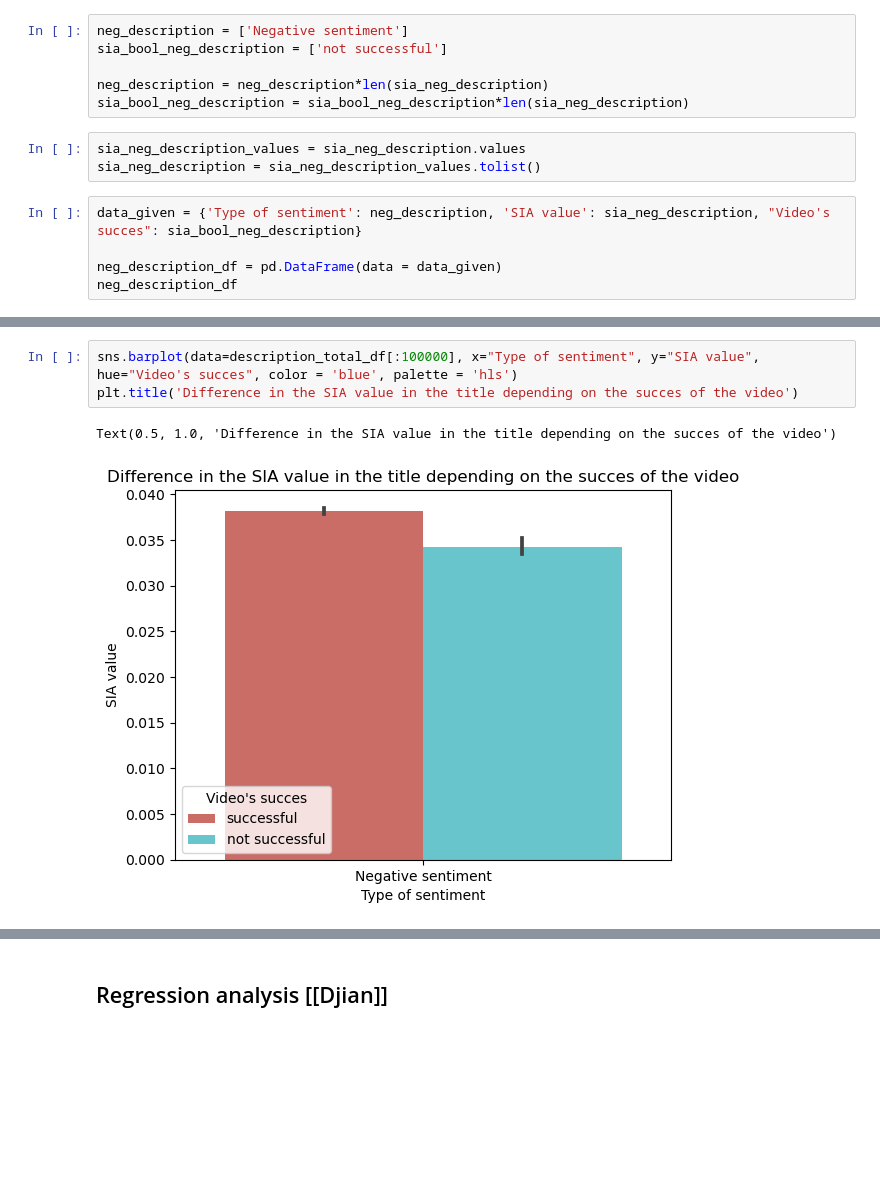
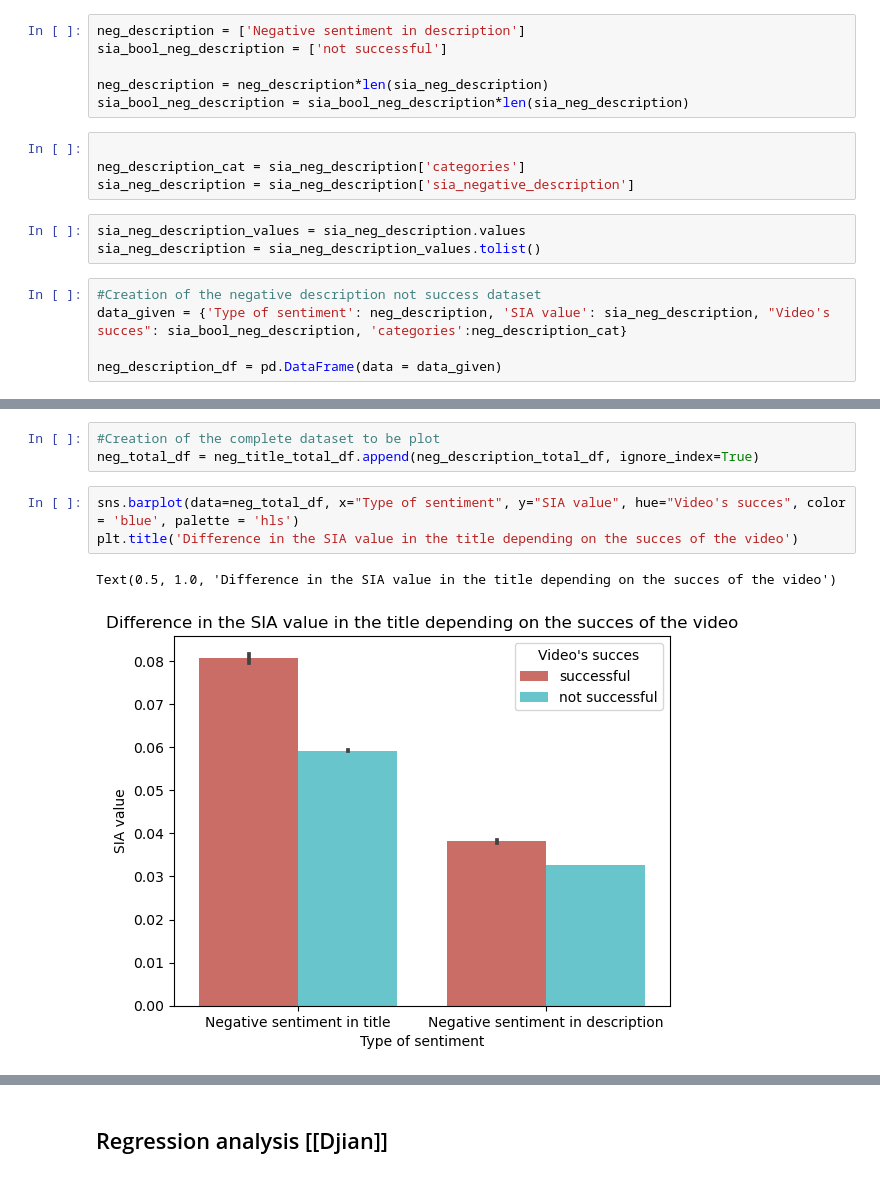
Before and after one commit to epfl-ada/ada-2022-project-adagang, a Jupyter notebook: main.ipynb, the cells around one changed output, grey strips where cells are left out. Saved outputs shown, nothing was run; the diff lists cells and outputs as text; blank space fills up the shorter version.

```diff
--- a/main.ipynb
+++ b/main.ipynb
@@ -523,15 +204,19 @@ neg_description_suc_df
 # %%
-neg_description = ['Negative sentiment']
+neg_description = ['Negative sentiment in description']
 sia_bool_neg_description = ['not successful']
 
 neg_description = neg_description*len(sia_neg_description)
 sia_bool_neg_description = sia_bool_neg_description*len(sia_neg_description)
+# %%
+
+neg_description_cat = sia_neg_description['categories']
+sia_neg_description = sia_neg_description['sia_negative_description']
 # %%
 sia_neg_description_values = sia_neg_description.values
 sia_neg_description = sia_neg_description_values.tolist()
 # %%
-data_given = {'Type of sentiment': neg_description, 'SIA value': sia_neg_description, "Video's succes": sia_bool_neg_description}
+#Creation of the negative description not success dataset
+data_given = {'Type of sentiment': neg_description, 'SIA value': sia_neg_description, "Video's succes": sia_bool_neg_description, 'categories':neg_description_cat}
 
 neg_description_df = pd.DataFrame(data = data_given)
-neg_description_df
 # %% [output]
@@ -720,6 +253,9 @@ description_total_df = neg_description_total_df.append([pos_description_total_df
+# %%
+#Creation of the complete dataset to be plot
+neg_total_df = neg_title_total_df.append(neg_description_total_df, ignore_index=True)
 # %%
-sns.barplot(data=description_total_df[:100000], x="Type of sentiment", y="SIA value", hue="Video's succes", color = 'blue', palette = 'hls')
+sns.barplot(data=neg_total_df, x="Type of sentiment", y="SIA value", hue="Video's succes", color = 'blue', palette = 'hls')
 plt.title('Difference in the SIA value in the title depending on the succes of the video')
 # %% [output]
 Text(0.5, 1.0, 'Difference in the SIA value in the title depending on the succes of the video')
-[figure, old version]
+[figure, new version]
```
Also changed, not shown: parts of 114 cells of this notebook.
